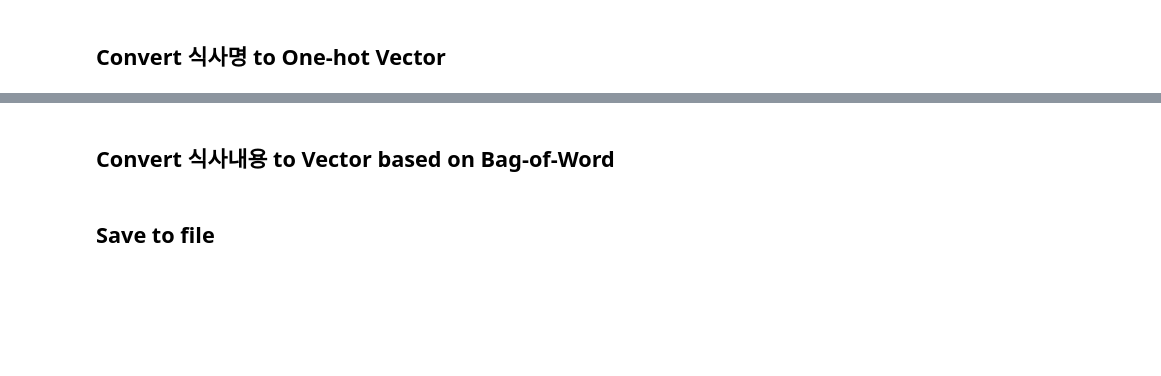
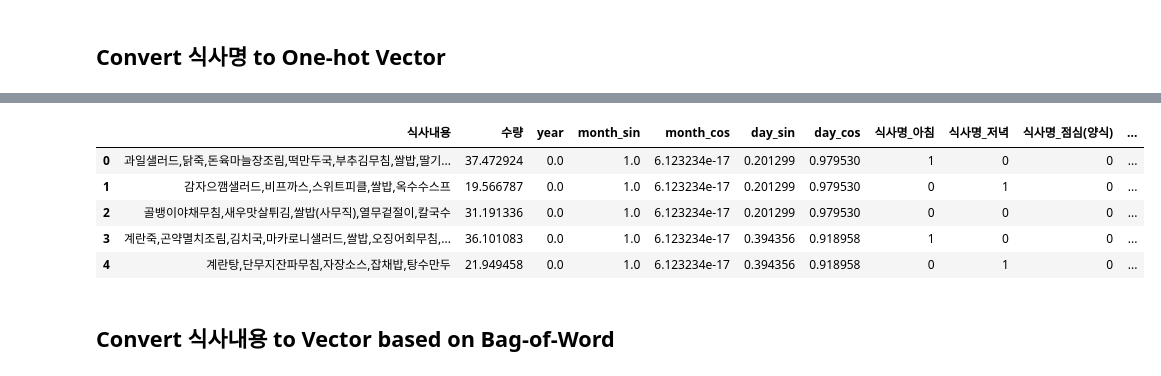
Before and after one commit to junwoopark92/2018-Posco-AI-Challenge, a Jupyter notebook: Task3_pred_restaurant_customer/jh/data_preprocessing.ipynb, the cells around one changed output, grey strips where cells are left out. Drawn from its saved outputs; the diff is of its cells as text; code cells hidden in the pictures; blank space fills up the shorter version.

```diff
--- a/Task3_pred_restaurant_customer/jh/data_preprocessing.ipynb
+++ b/Task3_pred_restaurant_customer/jh/data_preprocessing.ipynb
@@ -49,4 +60,11 @@ df.head()
+# %%
+df.head()
+# %% [output]
+|  | 식사내용 | 수량 | year | month_sin | month_cos | day_sin | day_cos | 식사명_아침 | 식사명_저녁 | 식사명_점심(양식) | ... |
+| 0 | 과일샐러드,닭죽,돈육마늘장조림,떡만두국,부추김무침,쌀밥,딸기... | 37.472924 | 0.0 | 1.0 | 6.123234e-17 | 0.201299 | 0.979530 | 1 | 0 | 0 | ... |
+| 1 | 감자으깸샐러드,비프까스,스위트피클,쌀밥,옥수수스프 | 19.566787 | 0.0 | 1.0 | 6.123234e-17 | 0.201299 | 0.979530 | 0 | 1 | 0 | ... |
+| 2 | 골뱅이야채무침,새우맛살튀김,쌀밥(사무직),열무겉절이,칼국수 | 31.191336 | 0.0 | 1.0 | 6.123234e-17 | 0.201299 | 0.979530 | 0 | 0 | 0 | ... |
+| 3 | 계란죽,곤약멸치조림,김치국,마카로니샐러드,쌀밥,오징어회무침,... | 36.101083 | 0.0 | 1.0 | 6.123234e-17 | 0.394356 | 0.918958 | 1 | 0 | 0 | ... |
+| 4 | 계란탕,단무지잔파무침,자장소스,잡채밥,탕수만두 | 21.949458 | 0.0 | 1.0 | 6.123234e-17 | 0.394356 | 0.918958 | 0 | 1 | 0 | ... |
 # %% [markdown]
 ## Convert 식사내용 to Vector based on Bag-of-Word
-# %% [markdown]
-## Save to file
```
Also changed, not shown: parts of 7 cells of this notebook.
